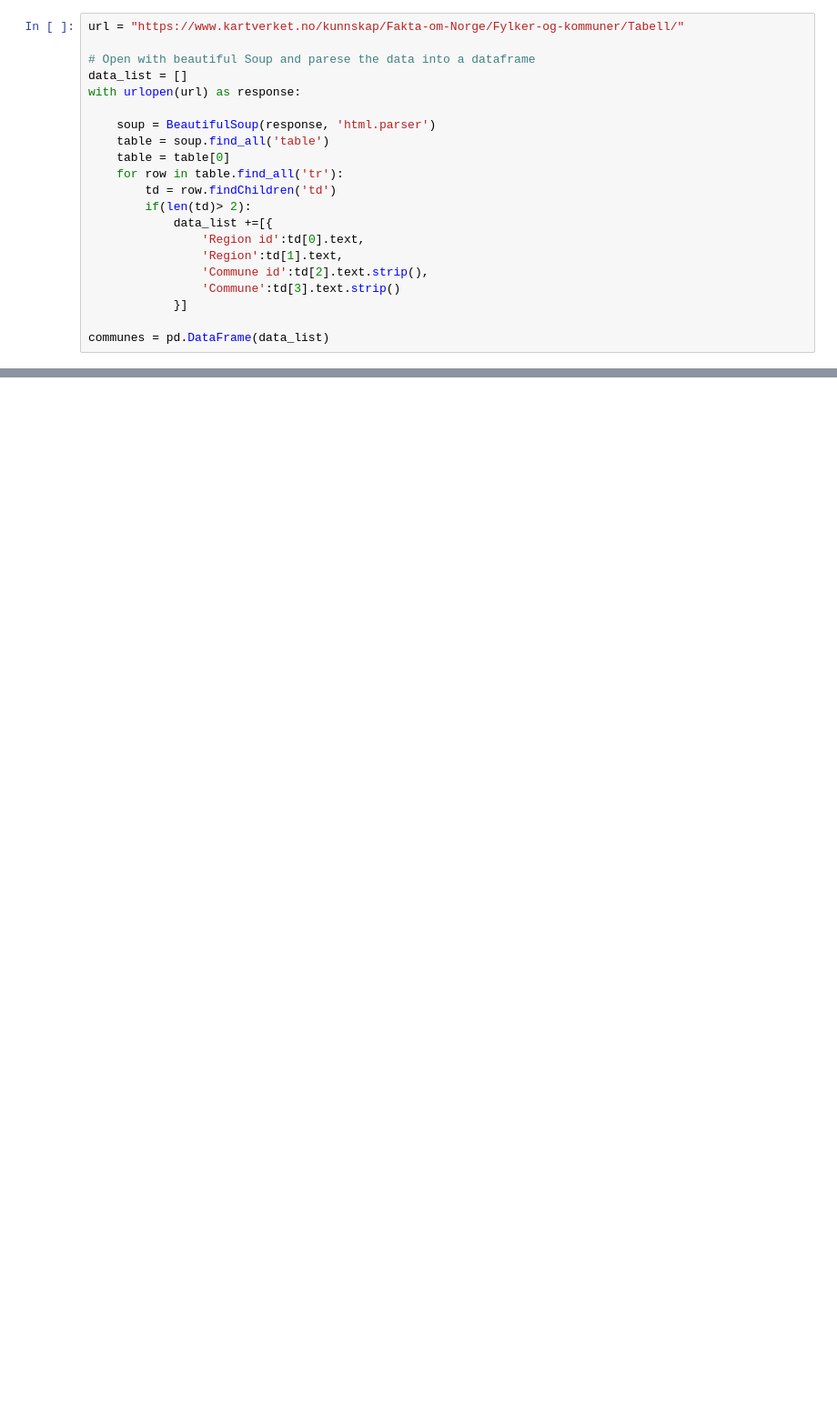
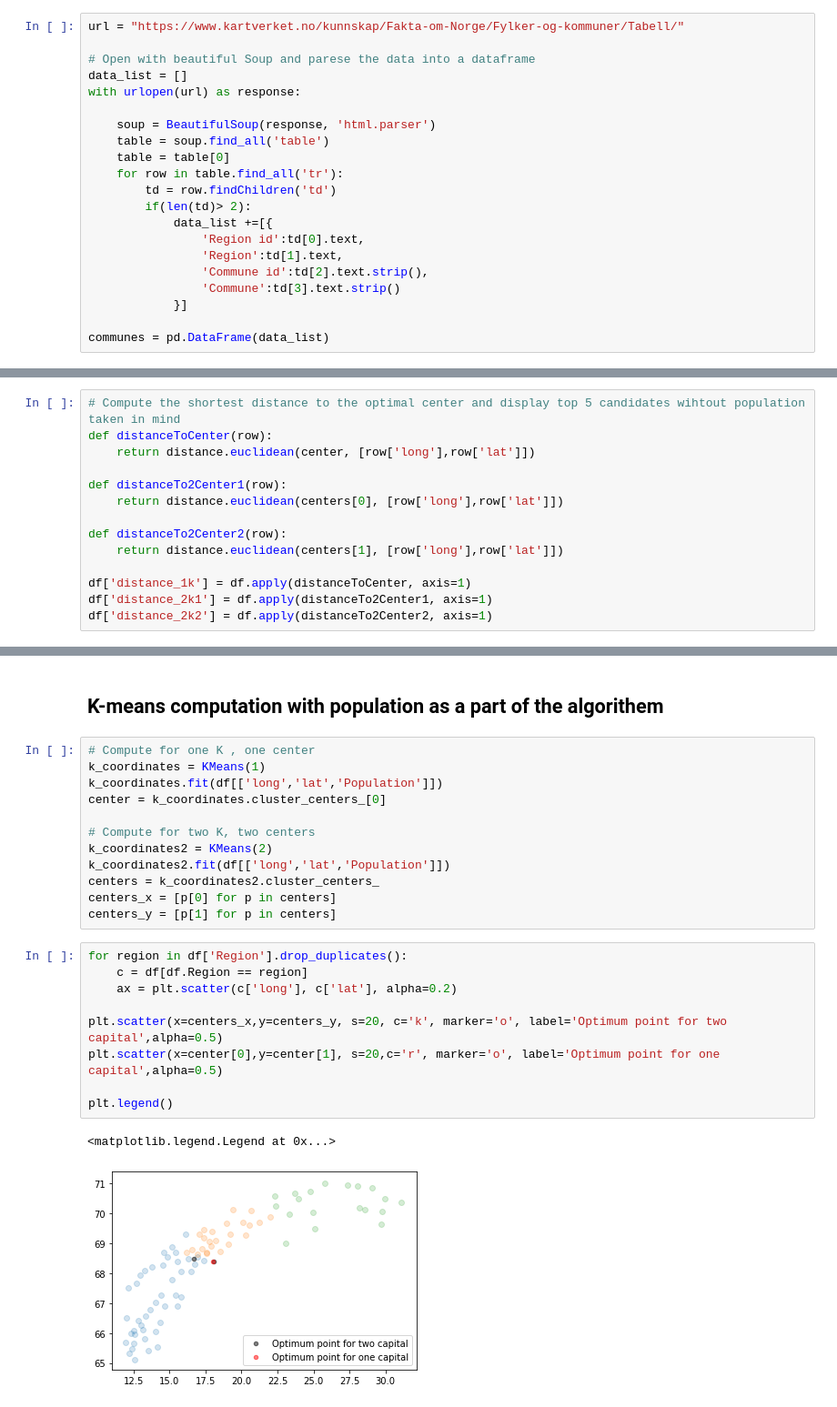
Before and after one commit to perhenrik90/Coursera_Capstone, a Jupyter notebook: getting_data.ipynb, the cells around one changed output, grey strips where cells are left out. Shown: that part at 91% size. Cells and saved outputs as stored; diff of their text form; blank space fills up the shorter version.

```diff
--- a/getting_data.ipynb
+++ b/getting_data.ipynb
@@ -123,0 +231,14 @@ communes
+# %%
+# Compute the shortest distance to the optimal center and display top 5 candidates wihtout population taken in mind
+def distanceToCenter(row):
+    return distance.euclidean(center, [row['long'],row['lat']])
+
+def distanceTo2Center1(row):
+    return distance.euclidean(centers[0], [row['long'],row['lat']])
+
+def distanceTo2Center2(row):
+    return distance.euclidean(centers[1], [row['long'],row['lat']])
+
+df['distance_1k'] = df.apply(distanceToCenter, axis=1)
+df['distance_2k1'] = df.apply(distanceTo2Center1, axis=1)
+df['distance_2k2'] = df.apply(distanceTo2Center2, axis=1)
@@ -123,0 +291,26 @@ communes
+# %% [markdown]
+## K-means computation with population as a part of the algorithem
+# %%
+# Compute for one K , one center
+k_coordinates = KMeans(1)
+k_coordinates.fit(df[['long','lat','Population']])
+center = k_coordinates.cluster_centers_[0]
+
+# Compute for two K, two centers
+k_coordinates2 = KMeans(2)
+k_coordinates2.fit(df[['long','lat','Population']])
+centers = k_coordinates2.cluster_centers_
+centers_x = [p[0] for p in centers]
+centers_y = [p[1] for p in centers]
+# %%
+for region in df['Region'].drop_duplicates():
+    c = df[df.Region == region]
+    ax = plt.scatter(c['long'], c['lat'], alpha=0.2)
+
+plt.scatter(x=centers_x,y=centers_y, s=20, c='k', marker='o', label='Optimum point for two capital',alpha=0.5)
+plt.scatter(x=center[0],y=center[1], s=20,c='r', marker='o', label='Optimum point for one capital',alpha=0.5)
+
+plt.legend()
+# %% [output]
+<matplotlib.legend.Legend at 0x...>
+[figure, added]
```
Also changed, not shown: parts of 24 cells of this notebook, 6 other files.
